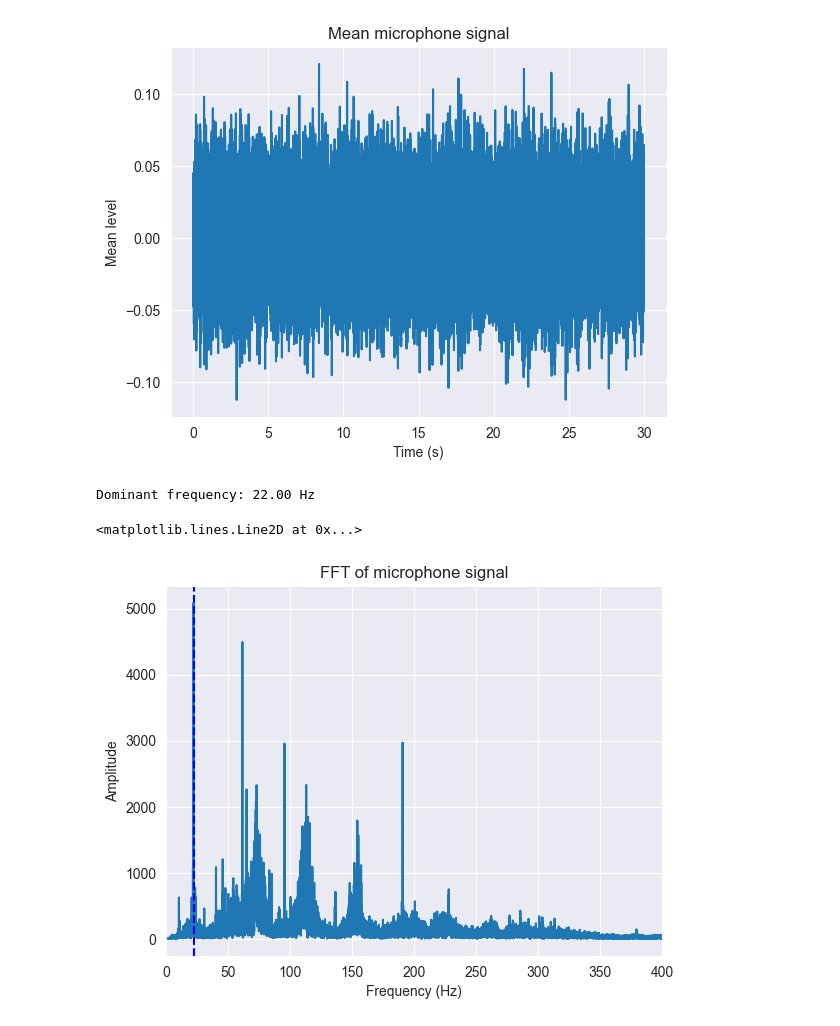
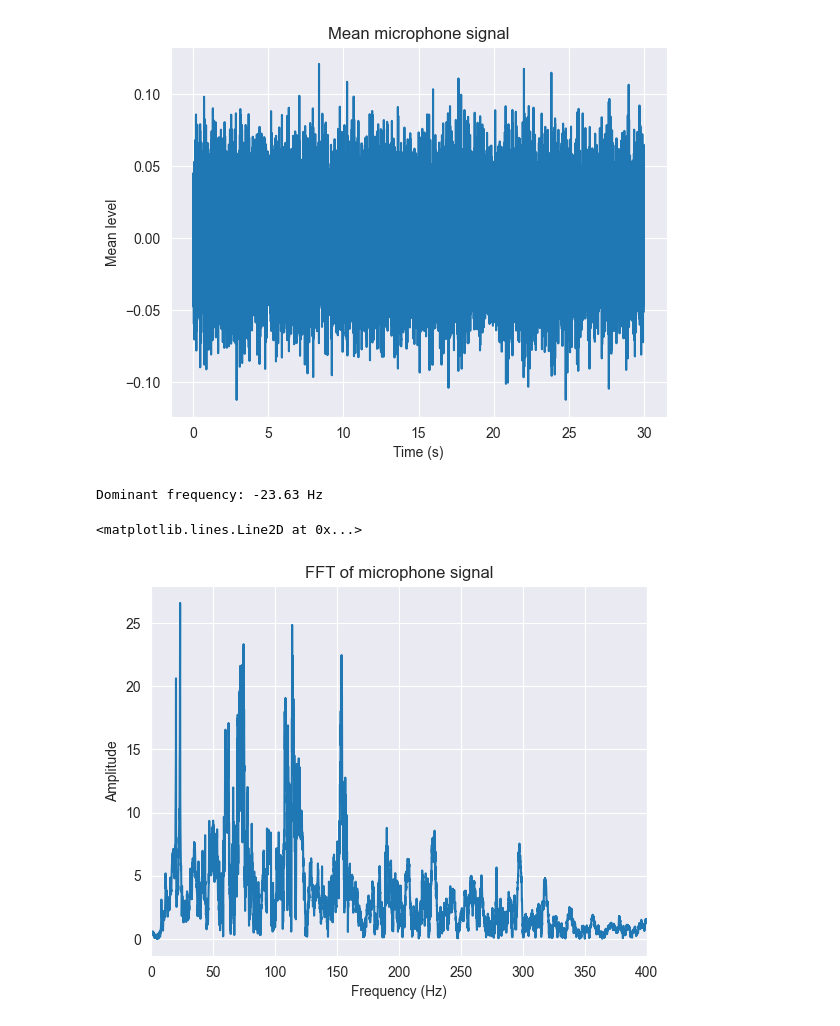
Before and after one commit to gonespral/wind-turbine-noise-measurement-and-prediction, a Jupyter notebook: misc/data_analysis.ipynb, the cells around one changed output. Saved outputs shown, nothing was run; the diff lists cells and outputs as text; code cells hidden in the pictures.

```diff
--- a/data_analysis.ipynb
+++ b/misc/data_analysis.ipynb
@@ -93,27 +93,30 @@ Text(0.5, 1.0, 'Mean microphone signal')
 # %%
 # Convert the dataframe to a numpy array
 signal = df_mean["mean"].values
 
 # Calculate the FFT of the signal with numpy
 signal_fft = np.fft.fft(signal)
 
 # Calculate the frequency axis
 freq = np.fft.fftfreq(signal.size, d=1/sample_rate)
+
+# SMooth the results
+signal_fft = np.convolve(signal_fft, np.ones(100)/500, mode='same')
 
 # Plot the FFT
 sns.lineplot(x=freq, y=np.abs(signal_fft))
 plt.xlim(0, 400)
 plt.xlabel("Frequency (Hz)")
 plt.ylabel("Amplitude")
 plt.title("FFT of microphone signal")
 
 # Calculate the dominant frequency
 dom_freq = freq[np.argmax(np.abs(signal_fft))]
 print(f"Dominant frequency: {dom_freq:.2f} Hz")
 
 # Plot the dominant frequency
 plt.axvline(dom_freq, color='b', linestyle='--')
 # %% [output]
-Dominant frequency: 22.00 Hz
+Dominant frequency: -23.63 Hz
 <matplotlib.lines.Line2D at 0x...>
-[figure, old version]
+[figure, new version]
```
Also changed, not shown: parts of 1 cell of this notebook, 5 other files.
